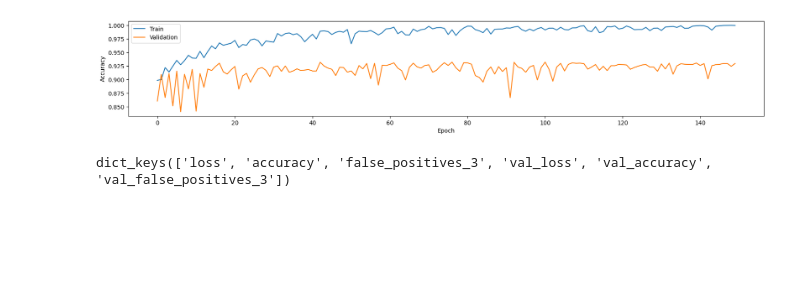
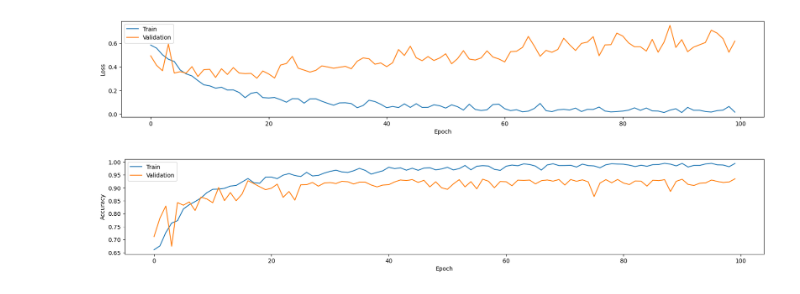
Before and after one commit to aroradev314/ecg-classification, a Jupyter notebook: cnntest.ipynb, the cells around one changed output. Drawn from its saved outputs; the diff is of its cells as text; code cells hidden in the pictures; blank space fills up the shorter version.

```diff
--- a/cnntest.ipynb
+++ b/cnntest.ipynb
@@ -91,10 +62,8 @@ from keras import layers, metrics, callbacks
 # %%
-#should we try using a rectangular kernel size?
-
 convInputLayer = layers.Conv1D(
-    filters=64, kernel_size=kernelSize, input_shape=inputShape[1:], data_format="channels_last")
+    filters=64, kernel_size=kernelSize, input_shape=inputShape, data_format="channels_last")
 convLayer = layers.Conv1D(
-    filters=32, kernel_size=kernelSize)
+    filters=64, kernel_size=kernelSize)
 batchNormLayer = layers.BatchNormalization(axis=1)
 reLULayer = layers.ReLU()
 maxPoolLayer = layers.MaxPooling1D(
@@ -119,14 +88,31 @@ model.add(layers.Dense(50, activation='relu'))
 model.add(layers.Dense(50, activation='relu'))
 model.add(layers.Dense(2, activation='softmax'))
 # %%
+metrics=['accuracy',
+         tf.keras.metrics.FalsePositives(name='false_positives'),
+         tf.keras.metrics.Precision(name='precision')]
+
 model.compile(
     optimizer='adam', loss=softmaxLoss,
- metrics=['accuracy',tf.keras.metrics.FalsePositives()])
+ metrics=metrics)
+# %%
+# create a checkpoint for the best val
+
+currentDirectory = os.getcwd()
+fileName = 'best.hdf5' # model weights are stored in hdf5 file
+checkpointFile = os.path.join(currentDirectory, 'ckpt', fileName)
+
+checkpoint = callbacks.ModelCheckpoint(filepath=checkpointFile,
+                                       save_weights_only=True,
+                                       monitor='val_precision',
+                                       mode='max', #save when the val accuracy is the highest
+                                       save_best_only=True,
+                                      )
 # %%
 history = model.fit(
     trainTransform, oneHotTrain,
-    epochs=150,
+    epochs=100,
     class_weight=class_weights,
     validation_data=(validateTransform, oneHotValidate),
-    callbacks=checkpoint)
+    callbacks=[checkpoint])
 # %% [output]
@@ -145,8 +136,4 @@ def graph_losses(history, fig_size):
 # %%
-graph_losses(history, (20, 3))
+funcs.graph_losses(history, "Loss")
 # %% [output]
-[figure, old version]
+[figure, new version]
-# %%
-print(history.history.keys())
-# %% [output]
-dict_keys(['loss', 'accuracy', 'false_positives_3', 'val_loss', 'val_accuracy', 'val_false_positives_3'])
@@ -155,2 +140,6 @@ model.load_weights(checkpointFile)
+# %%
+funcs.graph_losses(history, "Accuracy")
+# %% [output]
+[figure, added]
 # %%
 funcs.evaluate_model(model.predict(testTransform), oneHotTest)
```
Also changed, not shown: parts of 15 cells of this notebook, 2 other files.
